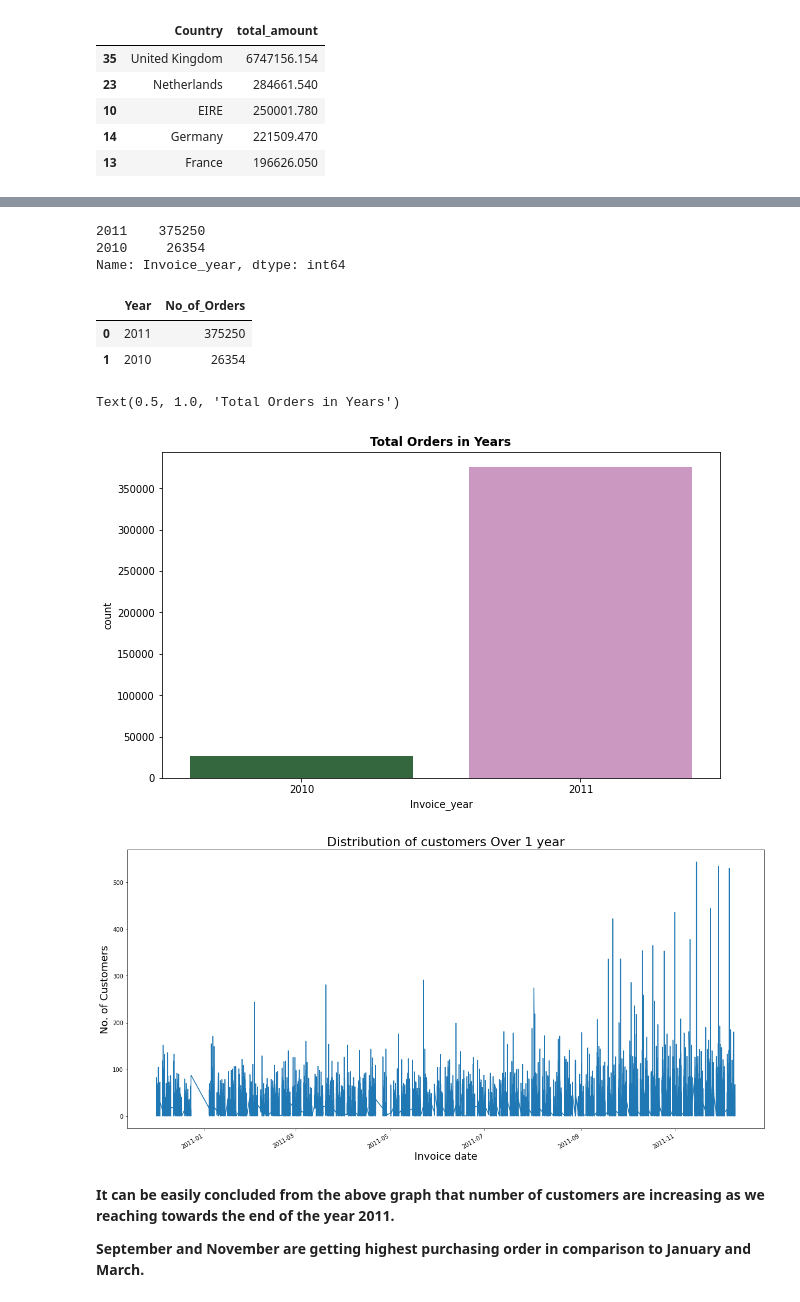
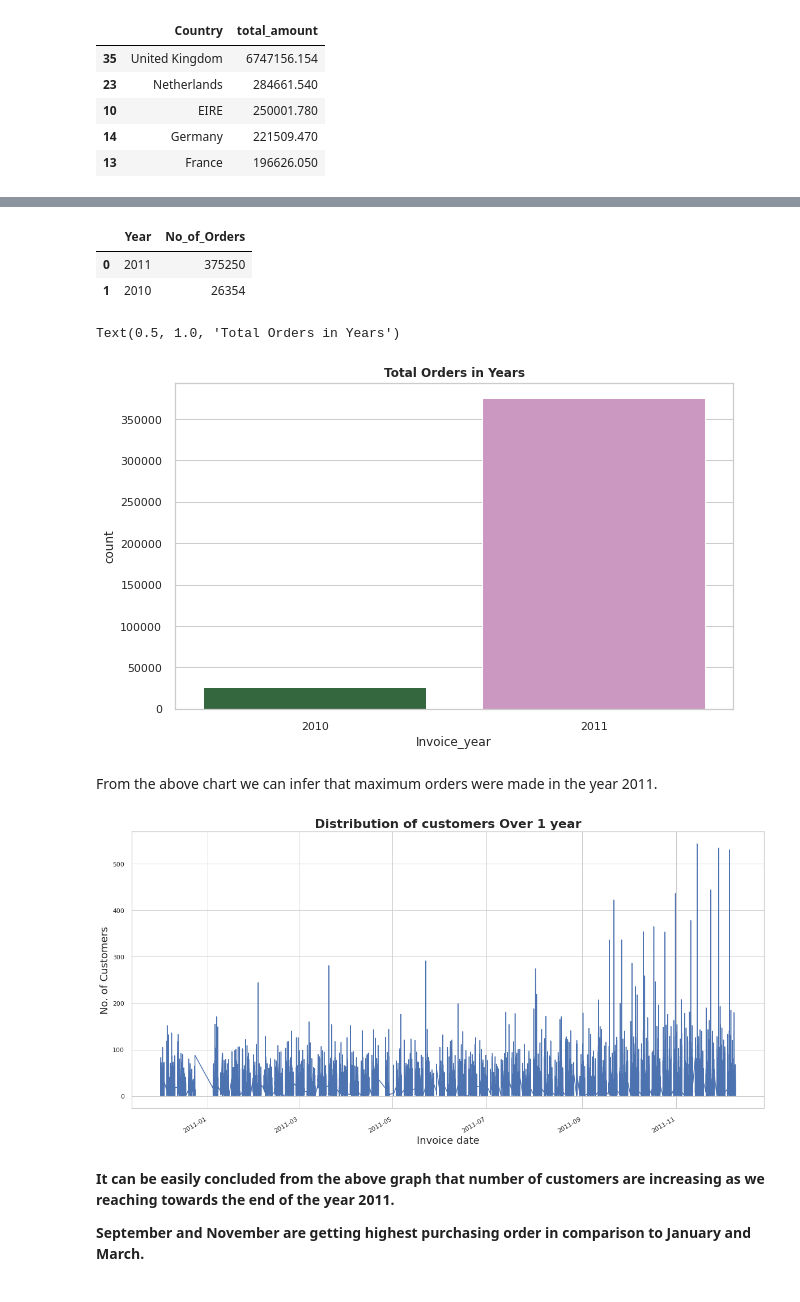
Before and after one commit to abhi-shub/Online-Retail-Customer-Segmentation, a Jupyter notebook: Online_Retail_Customer_Segmentation_Capstone_Project.ipynb, the cells around one changed output, grey strips where cells are left out. Saved outputs shown, nothing was run; the diff lists cells and outputs as text; code cells hidden in the pictures.

```diff
--- a/Online_Retail_Customer_Segmentation_Capstone_Project.ipynb
+++ b/Online_Retail_Customer_Segmentation_Capstone_Project.ipynb
@@ -233,6 +196,8 @@ Numerical_features
  'Invoice_year',
  'Invoice_hour']
 # %%
+#Visualizing the distribution of all numerical features
+sns.set(style='whitegrid')
 for col in Numerical_features:
   fig=plt.figure(figsize=(9,6))
   ax=fig.gca()
@@ -494,6 +479,0 @@ retail_df.head()
-# %%
-retail_df.Invoice_year.value_counts()
-# %% [output]
-2011    375250
-2010     26354
-Name: Invoice_year, dtype: int64
@@ -508,22 +487,25 @@ Total_purchases_years
 | 0 | 2011 | 375250 |
 | 1 | 2010 | 26354 |
 # %%
+#Visualizing total Orders made in different years
 plt.figure(figsize= (10, 6))
 sns.countplot(x= 'Invoice_year', data= retail_df, palette= 'cubehelix')
 plt.title('Total Orders in Years', weight= 'bold')
 # %% [output]
 Text(0.5, 1.0, 'Total Orders in Years')
-[figure, old version]
+[figure, new version]
+# %% [markdown]
+From the above chart we can infer that maximum orders were made in the year 2011.
 # %%
-# customer distribution in 1 year time period
+# Purchase distribution in 1 year time period
 plt.figure(figsize=(20,10))
 customer_distribution = retail_df.groupby('InvoiceDate').count()['CustomerID'].plot()
-plt.title('Distribution of customers Over 1 year', size=22)
+plt.title('Distribution of customers Over 1 year', size=22, weight= 'bold')
 plt.xlabel('Invoice date', size=18)
 plt.ylabel('No. of Customers', size=18)
 plt.show()
 # %% [output]
-[figure, old version]
+[figure, new version]
 # %% [markdown]
 **It can be easily concluded from the above graph that number of customers are increasing as we reaching towards the end of the year 2011.**
 
```
Also changed, not shown: parts of 67 cells of this notebook.
